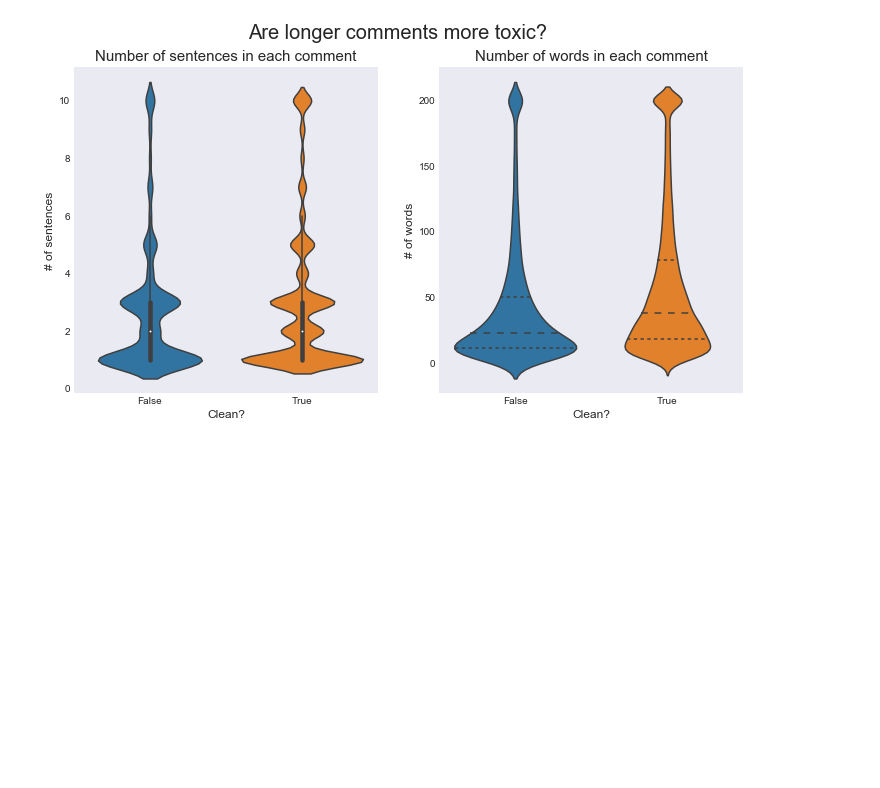
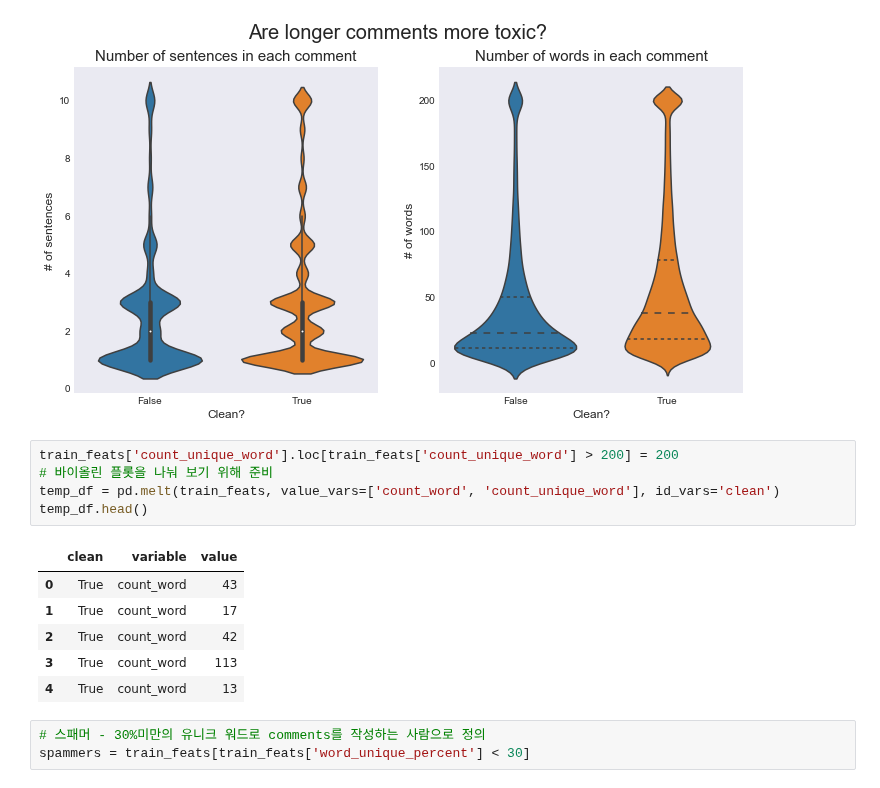
Before and after one commit to corazzon/KaggleStruggle, a Jupyter notebook: jigsaw-toxic-comment-classification-challenge/eda.ipynb, the cells around one changed output. Cells and saved outputs as stored; diff of their text form; blank space fills up the shorter version.

```diff
--- a/jigsaw-toxic-comment-classification-challenge/eda.ipynb
+++ b/jigsaw-toxic-comment-classification-challenge/eda.ipynb
@@ -310,3 +310,18 @@ plt.title("Number of words in each comment", fontsize=15)
 plt.show()
 # %% [output]
 [figure]
+# %%
+train_feats['count_unique_word'].loc[train_feats['count_unique_word'] > 200] = 200
+# 바이올린 플롯을 나눠 보기 위해 준비
+temp_df = pd.melt(train_feats, value_vars=['count_word', 'count_unique_word'], id_vars='clean')
+temp_df.head()
+# %% [output]
+|  | clean | variable | value |
+| 0 | True | count_word | 43 |
+| 1 | True | count_word | 17 |
+| 2 | True | count_word | 42 |
+| 3 | True | count_word | 113 |
+| 4 | True | count_word | 13 |
+# %%
+# 스패머 - 30%미만의 유니크 워드로 comments를 작성하는 사람으로 정의
+spammers = train_feats[train_feats['word_unique_percent'] < 30]
```
Also changed, not shown: parts of 1 cell of this notebook.
